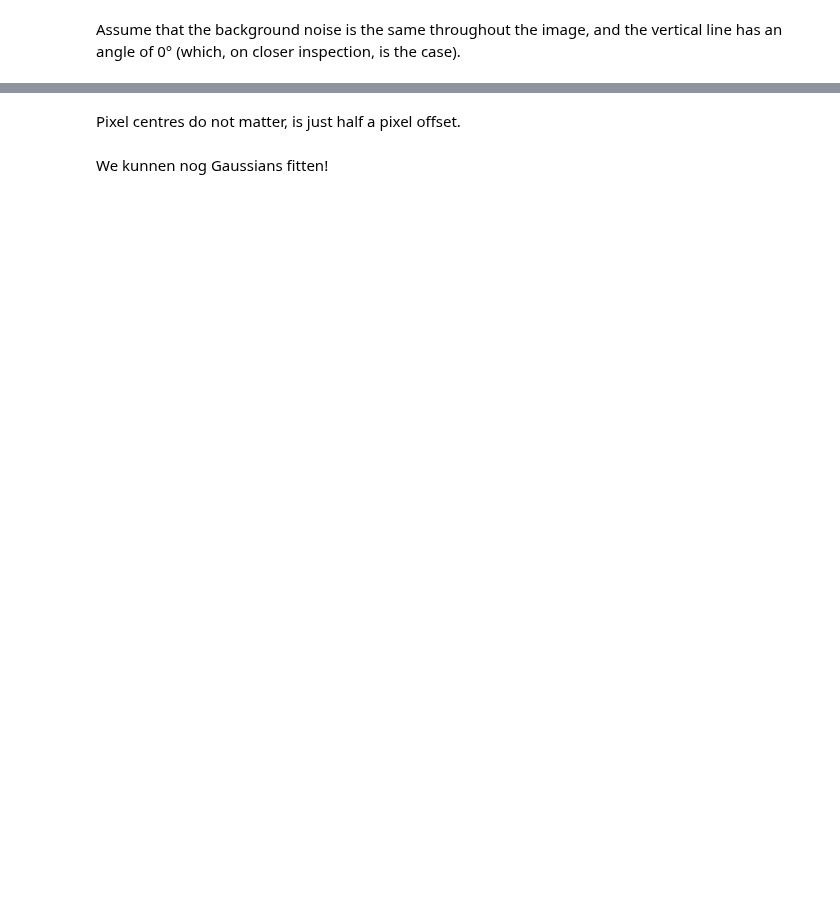
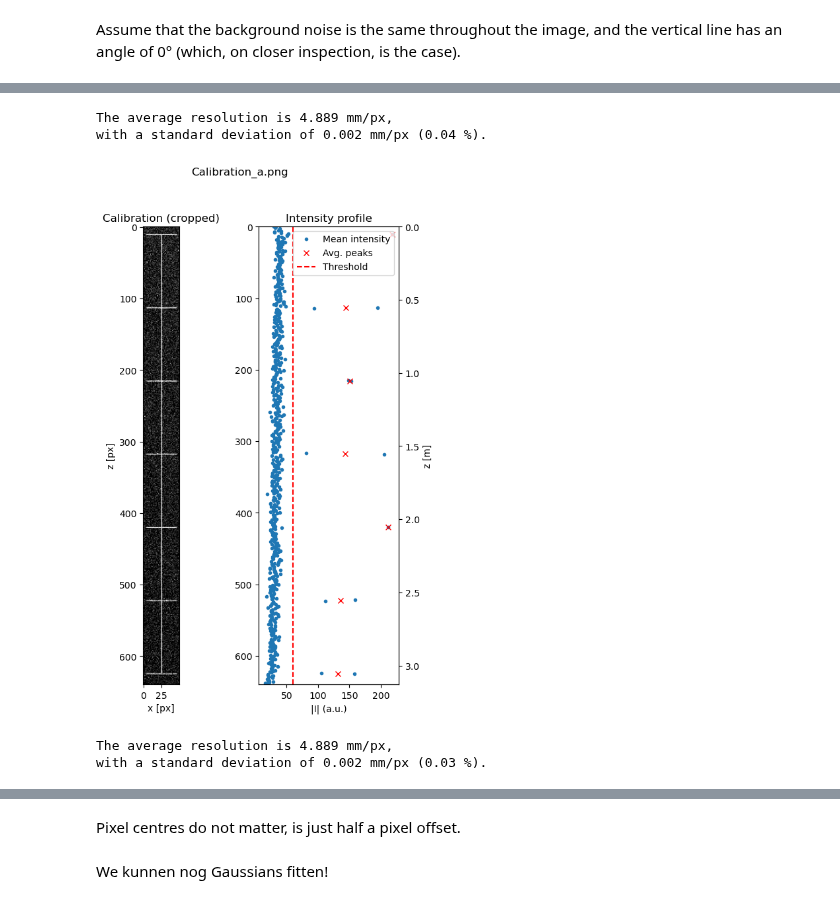
Before and after one commit to TFLVerouden/ETPoF, a Jupyter notebook: HW3/ETPoF_HW3_1.ipynb, the cells around one changed output, grey strips where cells are left out. Saved outputs shown, nothing was run; the diff lists cells and outputs as text; code cells hidden in the pictures; blank space fills up the shorter version.

```diff
--- a/HW3/ETPoF_HW3_1.ipynb
+++ b/HW3/ETPoF_HW3_1.ipynb
@@ -71,7 +67,7 @@ def read_image_series(directory, prefix=None, roi=None):
     # Read the images and store them in a list
     images = [read_image(os.path.join(directory, f), roi) for f in files]
 
-    return images
+    return images, files
 # %%
 def all_distances(x, y=None):
     """Calculate the distance between all points in a 2D (x,y) space
@@ -249,0 +260,45 @@ def calibrate_cameras(directory, roi, threshold,
+# %%
+def calibrate_cameras(directory, roi, calib_dist, threshold,
+                      file_prefix='Calibration', units="mm/px",
+                      precision=3, plot=None, verbose=False):
+    """
+
+    """
+
+    # Read the calibration images in grayscale [z, x]
+    calib_imgs, files = read_image_series(directory,
+                                          prefix=file_prefix, roi=roi)
+    no_imgs = len(calib_imgs)
+
+    # Generate an array of plot flags
+    if plot is True: plot = np.ones(no_imgs, dtype=bool)
+    elif plot is False: plot = np.zeros(no_imgs, dtype=bool)
+    elif isinstance(plot, (list, tuple, np.ndarray)):
+        plot = np.array(plot, dtype=bool)
+    else: raise ValueError("Invalid value for 'plot'")
+
+    # For each calibration image...
+    res_avg, res_std = np.zeros(no_imgs), np.zeros(no_imgs)
+    for idx, calib_image in enumerate(calib_imgs):
+
+        # Get the average resolution and standard deviation
+        res_avg[idx], res_std[idx] = calibrate_camera(calib_image, calib_dist,
+                                             threshold,
+                                            units=units, precision=precision,
+                                            plot=plot[idx], verbose=verbose,
+                                            file_name=files[idx])
+
+    # Compare the resolutions of the different calibration images
+    # TODO: Implement comparison of resolutions
+
+    return res_avg, res_std
+# %%
+res_avg, res_std = calibrate_cameras('PTV', [200, 250, 30, 670], 500, 60,
+                                     file_prefix='Calibration_', verbose= True,
+                                     plot=[True, False])
+# %% [output]
+The average resolution is 4.889 mm/px,
+with a standard deviation of 0.002 mm/px (0.04 %).
+[figure, added]
+The average resolution is 4.889 mm/px,
+with a standard deviation of 0.002 mm/px (0.03 %).
```
Also changed, not shown: parts of 6 cells of this notebook.
